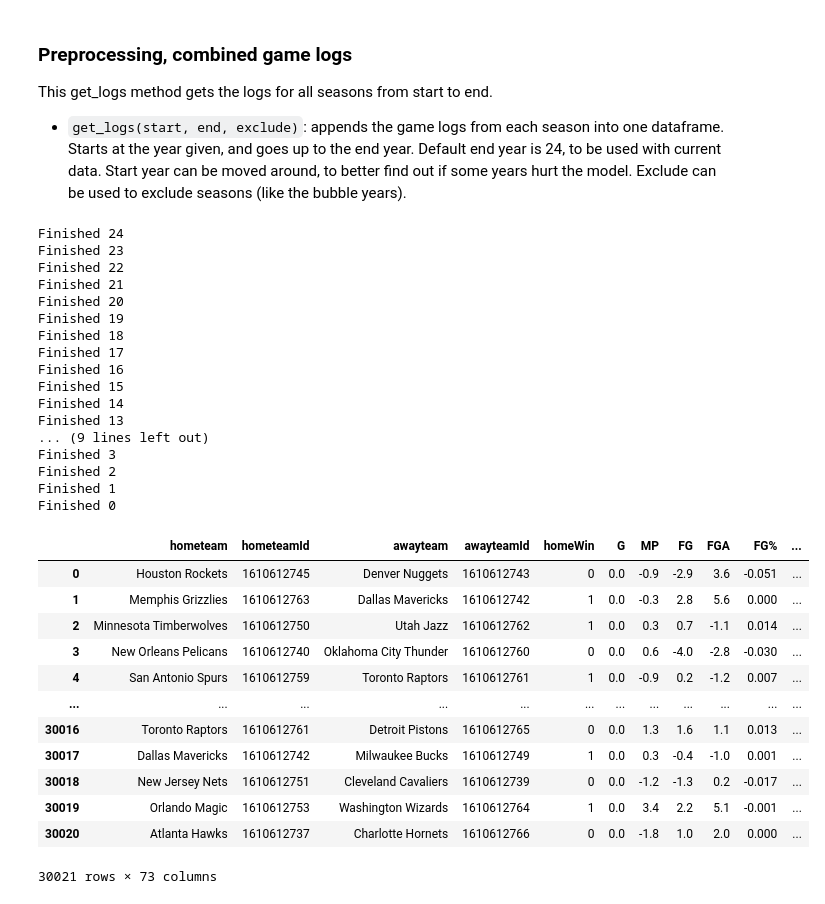
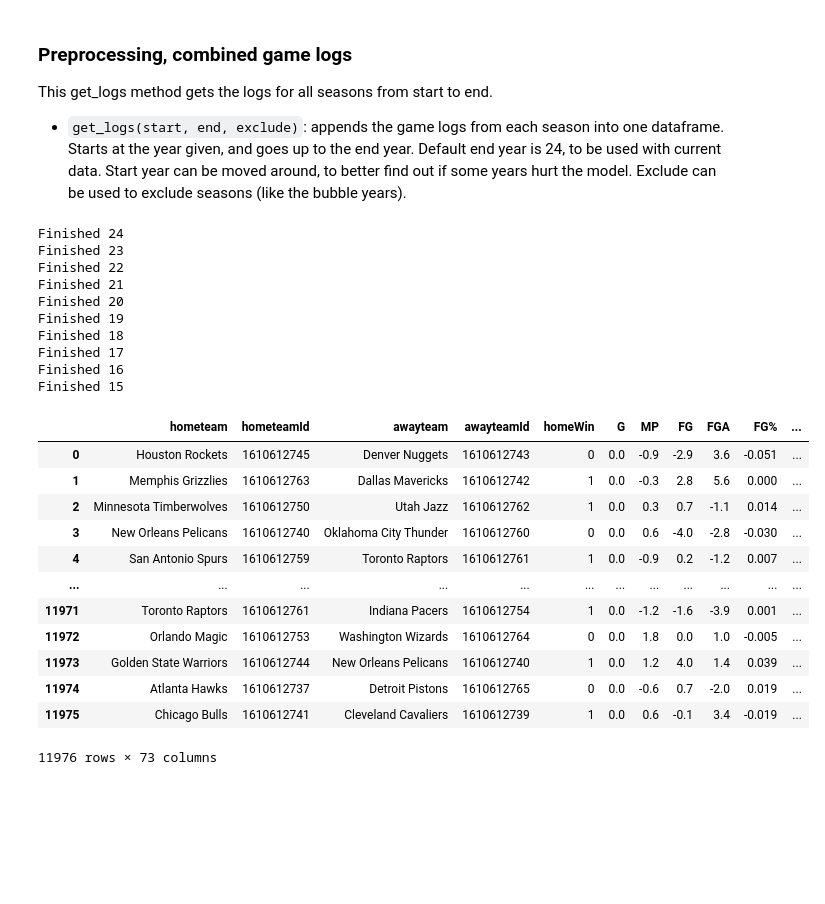
Before and after one commit to mamamia5x/NBA, a Jupyter notebook: final.ipynb, the cells around one changed output. Saved outputs shown, nothing was run; the diff lists cells and outputs as text; code cells hidden in the pictures; blank space fills up the shorter version.

```diff
--- a/final.ipynb
+++ b/final.ipynb
@@ -235,39 +236,32 @@ def get_logs(start, end=24, exclude=[], verbal=False):
 
   return pd.concat(log_list, ignore_index=True)
 # %%
-dataset = get_logs(0, 24, verbal=True)
+dataset = get_logs(15, 24, verbal=True)
 dataset
 # %% [output]
 Finished 24
 Finished 23
 Finished 22
 Finished 21
 Finished 20
 Finished 19
 Finished 18
 Finished 17
 Finished 16
 Finished 15
-Finished 14
-Finished 13
-... (9 lines left out)
-Finished 3
-Finished 2
-Finished 1
-Finished 0
 |  | hometeam | hometeamId | awayteam | awayteamId | homeWin | G | MP | FG | FGA | FG% | ... |
 | 0 | Houston Rockets | 1610612745 | Denver Nuggets | 1610612743 | 0 | 0.0 | -0.9 | -2.9 | 3.6 | -0.051 | ... |
 | 1 | Memphis Grizzlies | 1610612763 | Dallas Mavericks | 1610612742 | 1 | 0.0 | -0.3 | 2.8 | 5.6 | 0.000 | ... |
 | 2 | Minnesota Timberwolves | 1610612750 | Utah Jazz | 1610612762 | 1 | 0.0 | 0.3 | 0.7 | -1.1 | 0.014 | ... |
 | 3 | New Orleans Pelicans | 1610612740 | Oklahoma City Thunder | 1610612760 | 0 | 0.0 | 0.6 | -4.0 | -2.8 | -0.030 | ... |
 | 4 | San Antonio Spurs | 1610612759 | Toronto Raptors | 1610612761 | 1 | 0.0 | -0.9 | 0.2 | -1.2 | 0.007 | ... |
 | ... | ... | ... | ... | ... | ... | ... | ... | ... | ... | ... | ... |
-| 30016 | Toronto Raptors | 1610612761 | Detroit Pistons | 1610612765 | 0 | 0.0 | 1.3 | 1.6 | 1.1 | 0.013 | ... |
-| 30017 | Dallas Mavericks | 1610612742 | Milwaukee Bucks | 1610612749 | 1 | 0.0 | 0.3 | -0.4 | -1.0 | 0.001 | ... |
-| 30018 | New Jersey Nets | 1610612751 | Cleveland Cavaliers | 1610612739 | 0 | 0.0 | -1.2 | -1.3 | 0.2 | -0.017 | ... |
-| 30019 | Orlando Magic | 1610612753 | Washington Wizards | 1610612764 | 1 | 0.0 | 3.4 | 2.2 | 5.1 | -0.001 | ... |
-| 30020 | Atlanta Hawks | 1610612737 | Charlotte Hornets | 1610612766 | 0 | 0.0 | -1.8 | 1.0 | 2.0 | 0.000 | ... |
+| 11971 | Toronto Raptors | 1610612761 | Indiana Pacers | 1610612754 | 1 | 0.0 | -1.2 | -1.6 | -3.9 | 0.001 | ... |
+| 11972 | Orlando Magic | 1610612753 | Washington Wizards | 1610612764 | 0 | 0.0 | 1.8 | 0.0 | 1.0 | -0.005 | ... |
+| 11973 | Golden State Warriors | 1610612744 | New Orleans Pelicans | 1610612740 | 1 | 0.0 | 1.2 | 4.0 | 1.4 | 0.039 | ... |
+| 11974 | Atlanta Hawks | 1610612737 | Detroit Pistons | 1610612765 | 0 | 0.0 | -0.6 | 0.7 | -2.0 | 0.019 | ... |
+| 11975 | Chicago Bulls | 1610612741 | Cleveland Cavaliers | 1610612739 | 1 | 0.0 | 0.6 | -0.1 | 3.4 | -0.019 | ... |
-30021 rows × 73 columns
+11976 rows × 73 columns
 # %%
 X = dataset[dataset.columns[6:]]
 y = dataset[dataset.columns[4]]
```
Also changed, not shown: parts of 7 cells of this notebook.
